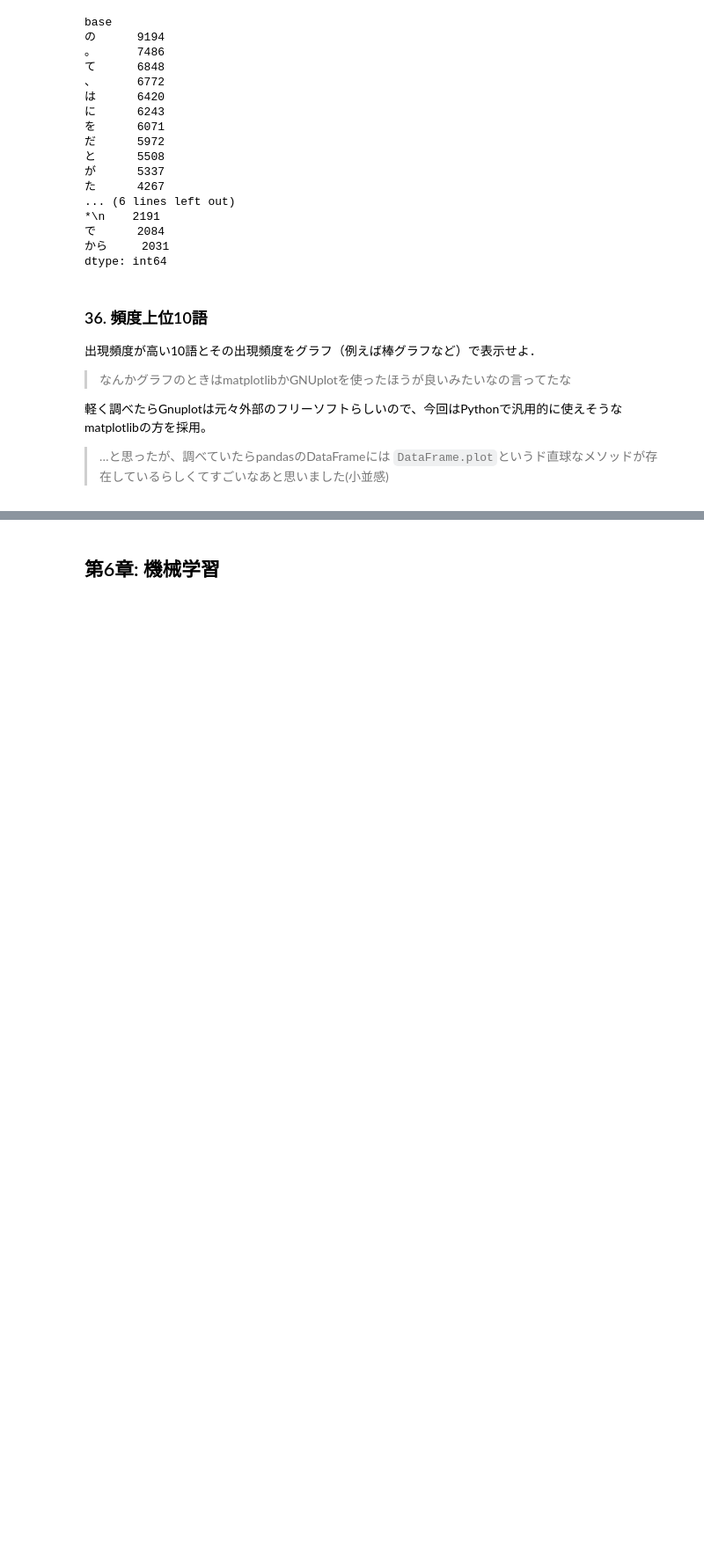
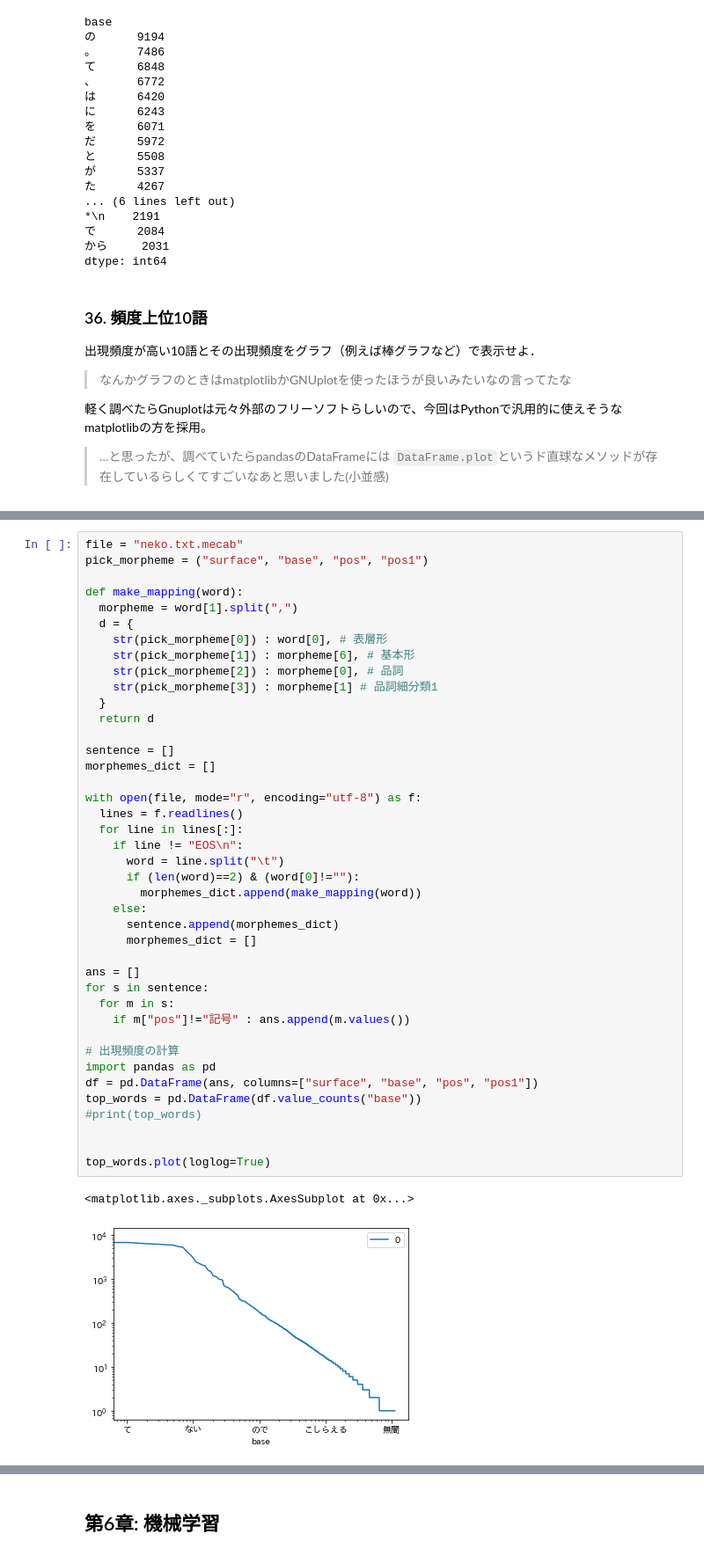
Before and after one commit to Z1LF/nlp100-2020, a Jupyter notebook: 言語処理100本ノック2020[nlp2020].ipynb, the cells around one changed output, grey strips where cells are left out. Shown: that part at 88% size. Cells and saved outputs as stored; diff of their text form; blank space fills up the shorter version.

```diff
--- a/言語処理100本ノック2020[nlp2020].ipynb
+++ b/言語処理100本ノック2020[nlp2020].ipynb
@@ -1950,0 +2047,44 @@ top_words.plot.bar()
+# %%
+file = "neko.txt.mecab"
+pick_morpheme = ("surface", "base", "pos", "pos1")
+
+def make_mapping(word):
+  morpheme = word[1].split(",")
+  d = {
+    str(pick_morpheme[0]) : word[0], # 表層形
+    str(pick_morpheme[1]) : morpheme[6], # 基本形
+    str(pick_morpheme[2]) : morpheme[0], # 品詞
+    str(pick_morpheme[3]) : morpheme[1] # 品詞細分類1
+  }
+  return d
+
+sentence = []
+morphemes_dict = []
+
+with open(file, mode="r", encoding="utf-8") as f:
+  lines = f.readlines()
+  for line in lines[:]:
+    if line != "EOS\n":
+      word = line.split("\t")
+      if (len(word)==2) & (word[0]!=""):
+        morphemes_dict.append(make_mapping(word))
+    else:
+      sentence.append(morphemes_dict)
+      morphemes_dict = []
+
+ans = []
+for s in sentence:
+  for m in s:
+    if m["pos"]!="記号" : ans.append(m.values())
+
+# 出現頻度の計算
+import pandas as pd
+df = pd.DataFrame(ans, columns=["surface", "base", "pos", "pos1"])
+top_words = pd.DataFrame(df.value_counts("base"))
+#print(top_words)
+
+
+top_words.plot(loglog=True)
+# %% [output]
+<matplotlib.axes._subplots.AxesSubplot at 0x...>
+[figure, added]
```
Also changed, not shown: parts of 43 cells of this notebook.
